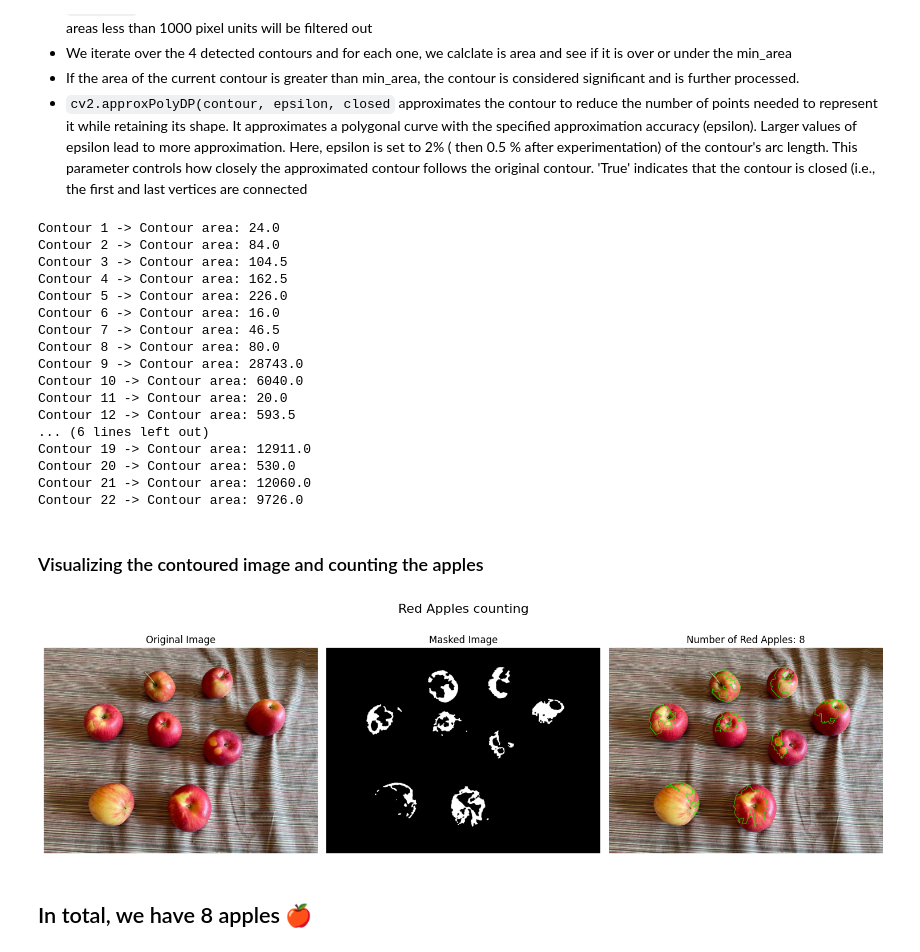
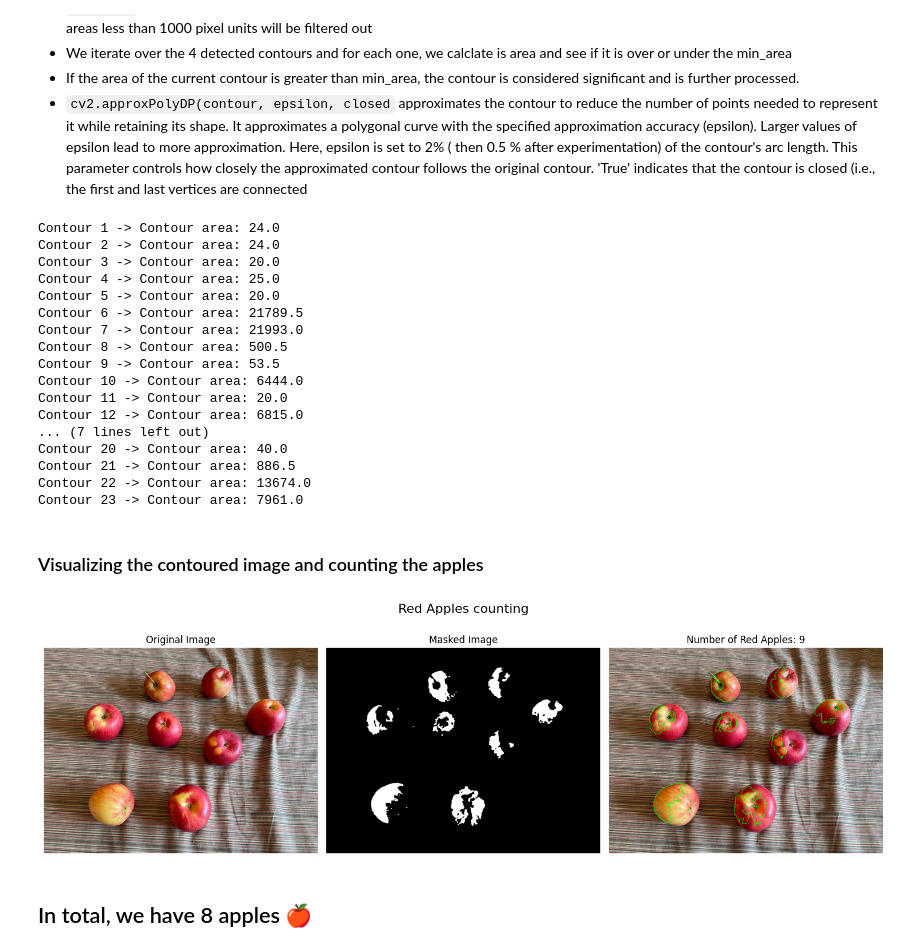
Before and after one commit to Wissemamr/Digital_imgaes_processing, a Jupyter notebook: HOMEWORK/count_apples/counting_manzanas.ipynb, the cells around one changed output. Cells and saved outputs as stored; diff of their text form; code cells hidden in the pictures.

```diff
--- a/HOMEWORK/count_apples/counting_manzanas.ipynb
+++ b/HOMEWORK/count_apples/counting_manzanas.ipynb
@@ -78,8 +81,13 @@ plt.show()
 Then, we define the lower and upper color bounds. In color segmentation, lower and upper bounds define a range of color values that correspond to the specific color we want to isolate in the image, in our case it is red.
 # %%
 # defining the red bounds
-lower_red = np.array([0, 100, 100])
-upper_red = np.array([10, 255, 255])
+# (hue, satuation, value)
+# lower_red = np.array([0, 100, 100])
+# upper_red = np.array([10, 255, 255])
+
+# -------- after experimenting --------
+lower_red = np.array([0, 150, 100])
+upper_red = np.array([20, 255, 255])
 # %% [markdown]
 
 ### Mask creation
@@ -174,7 +182,7 @@ The  shape of contours coordinates : (n, 1, 2) which means that:
 # to store the filtered contours
 red_apples_contours = []
 min_area = 1000
-for i,contour in enumerate(contours,1):
+for i, contour in enumerate(contours, 1):
     area = cv2.contourArea(contour)
     print(f"Contour {i} -> Contour area: {area}")
     if area > min_area:
@@ -183,50 +191,56 @@ for i,contour in enumerate(contours,1):
         red_apples_contours.append(approx)
 # %% [output]
 Contour 1 -> Contour area: 24.0
-Contour 2 -> Contour area: 84.0
-Contour 3 -> Contour area: 104.5
-Contour 4 -> Contour area: 162.5
-Contour 5 -> Contour area: 226.0
-Contour 6 -> Contour area: 16.0
-Contour 7 -> Contour area: 46.5
-Contour 8 -> Contour area: 80.0
-Contour 9 -> Contour area: 28743.0
-Contour 10 -> Contour area: 6040.0
+Contour 2 -> Contour area: 24.0
+Contour 3 -> Contour area: 20.0
+Contour 4 -> Contour area: 25.0
+Contour 5 -> Contour area: 20.0
+Contour 6 -> Contour area: 21789.5
+Contour 7 -> Contour area: 21993.0
+Contour 8 -> Contour area: 500.5
+Contour 9 -> Contour area: 53.5
+Contour 10 -> Contour area: 6444.0
 Contour 11 -> Contour area: 20.0
-Contour 12 -> Contour area: 593.5
-... (6 lines left out)
-Contour 19 -> Contour area: 12911.0
-Contour 20 -> Contour area: 530.0
-Contour 21 -> Contour area: 12060.0
-Contour 22 -> Contour area: 9726.0
+Contour 12 -> Contour area: 6815.0
+... (7 lines left out)
+Contour 20 -> Contour area: 40.0
+Contour 21 -> Contour area: 886.5
+Contour 22 -> Contour area: 13674.0
+Contour 23 -> Contour area: 7961.0
 # %% [markdown]
 ### Visualizing the contoured image and counting the apples
 # %%
 fig, axes = plt.subplots(1, 3, figsize=(15, 5))
-fig.suptitle('Red Apples counting', fontsize=16)
-image = cv2.imread('apples.png', cv2.COLOR_BGR2RGB)
+fig.suptitle("Red Apples counting", fontsize=16)
+image = cv2.imread("apples.png", cv2.COLOR_BGR2RGB)
 
 # Plot 1: the original image
 axes[0].imshow(image_rgb)
-axes[0].axis('off')
-axes[0].set_title('Original Image')
+axes[0].axis("off")
+axes[0].set_title("Original Image")
 
 # Plot 2: the masked img
-axes[1].imshow(mask_red, cmap='gray')
-axes[1].axis('off')
-axes[1].set_title('Masked Image')
+axes[1].imshow(mask_red, cmap="gray")
+axes[1].axis("off")
+axes[1].set_title("Masked Image")
 
 # Plot 3: Image with Contours
 image_with_contours = image.copy()
-#-1 to draw all the contours in green with thickness of 2 pixels
-cv2.drawContours(image =image_with_contours, contours=red_apples_contours, contourIdx=-1, color=(0, 255, 0), thickness=2)
+# -1 to draw all the contours in green with thickness of 2 pixels
+cv2.drawContours(
+    image=image_with_contours,
+    contours=red_apples_contours,
+    contourIdx=-1,
+    color=(0, 255, 0),
+    thickness=2,
+)
 axes[2].imshow(cv2.cvtColor(image_with_contours, cv2.COLOR_BGR2RGB))
-axes[2].axis('off')
-axes[2].set_title(f'Number of Red Apples: {len(red_apples_contours)}')
+axes[2].axis("off")
+axes[2].set_title(f"Number of Red Apples: {len(red_apples_contours)}")
 
 plt.tight_layout()
 plt.show()
 # %% [output]
-[figure, old version]
+[figure, new version]
 # %% [markdown]
 ## In total, we have 8 apples 🍎
```
Also changed, not shown: parts of 10 cells of this notebook, 1 other file.
